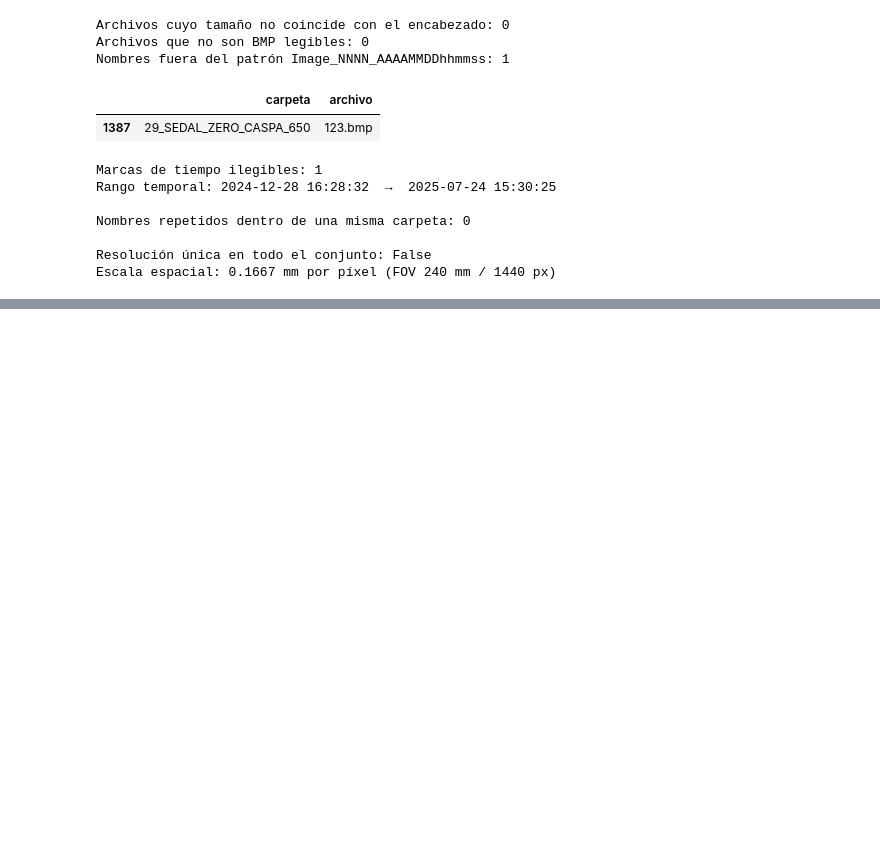
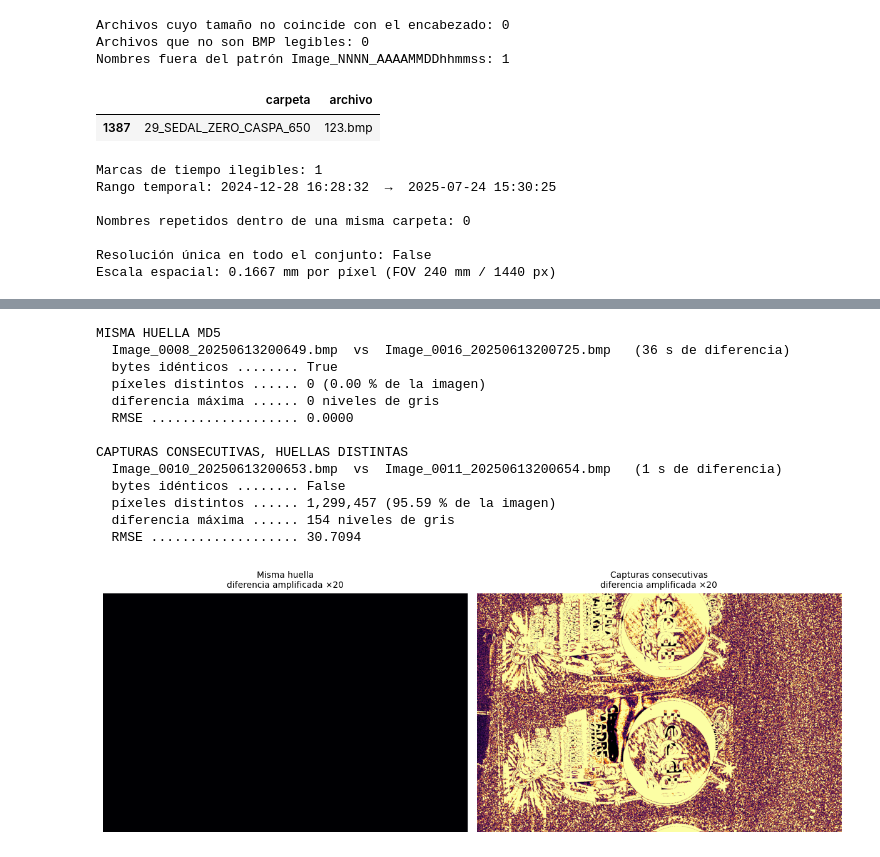
Before and after one commit to feliperangel204-cpu/proyecto-aplicado-1, a Jupyter notebook: notebooks/Proyecto-aplicado-Desa.ipynb, the cells around one changed output, grey strips where cells are left out. Cells and saved outputs as stored; diff of their text form; code cells hidden in the pictures; blank space fills up the shorter version.

```diff
--- a/notebooks/Proyecto-aplicado-Desa.ipynb
+++ b/notebooks/Proyecto-aplicado-Desa.ipynb
@@ -378,0 +619,19 @@ Escala espacial: 0.1667 mm por píxel (FOV 240 mm / 1440 px)
+# %%
+# ── 1.3 Duplicados exactos (huella MD5) ──
+grupos = (inv.groupby('md5').size().rename('copias')
+            .reset_index().query('copias > 1'))
+dup = inv[inv.md5.isin(grupos.md5)].sort_values(['md5', 'carpeta', 'archivo'])
+print(f'Huellas repetidas: {len(grupos)} · archivos involucrados: {len(dup)} · '
+      f'sobrantes: {len(dup) - len(grupos)}')
+
+carpetas_por_huella = dup.groupby('md5').carpeta.nunique()
+print(f'\nGrupos dentro de una misma carpeta (redundancia): '
+      f'{int((carpetas_por_huella == 1).sum())}')
+print(f'Grupos que cruzan carpetas distintas (etiquetas en conflicto): '
+      f'{int((carpetas_por_huella > 1).sum())}')
+
+cruzados = dup[dup.md5.isin(carpetas_por_huella[carpetas_por_huella > 1].index)]
+if len(cruzados):
+    print('\nCarpetas implicadas en el conflicto:',
+          sorted(cruzados.carpeta.unique()))
+display(dup[['md5', 'carpeta', 'archivo', 'marca_tiempo', 'ancho', 'alto']].head(40))
@@ -378,0 +797,56 @@ Escala espacial: 0.1667 mm por píxel (FOV 240 mm / 1440 px)
+# %%
+# ── 1.3c ¿Duplicado exacto o captura consecutiva? ──
+# Compara una pareja con la misma huella contra una pareja de capturas
+# consecutivas de la misma carpeta que sí tienen huellas distintas.
+
+grupo  = res.sort_values('copias', ascending=False).index[0]
+pareja = internos[internos.md5 == grupo].sort_values('marca_tiempo')
+carp   = pareja.carpeta.iloc[0]
+an, al = int(pareja.ancho.iloc[0]), int(pareja.alto.iloc[0])
+
+v = (inv[(inv.carpeta == carp) & (inv.ancho == an) & (inv.alto == al)
+         & (~inv.md5.isin(res.index))].sort_values('marca_tiempo').copy())
+v['hueco'] = v.marca_tiempo.diff().dt.total_seconds()
+pos    = v.index.get_loc(v.hueco.idxmin())
+consec = v.iloc[[pos - 1, pos]]
+
+cargar = lambda r: np.asarray(Image.open(RAIZ / r.ruta).convert('L'), dtype=np.int16)
+
+def comparar(r1, r2, etiqueta):
+    x, y = cargar(r1), cargar(r2)
+    dif = np.abs(x - y)
+    iguales = (RAIZ / r1.ruta).read_bytes() == (RAIZ / r2.ruta).read_bytes()
+    seg = abs((r2.marca_tiempo - r1.marca_tiempo).total_seconds())
+    print(f'\n{etiqueta}')
+    print(f'  {r1.archivo}  vs  {r2.archivo}   ({seg:.0f} s de diferencia)')
+    print(f'  bytes idénticos ........ {iguales}')
+    print(f'  píxeles distintos ...... {int((dif > 0).sum()):,} '
+          f'({(dif > 0).mean()*100:.2f} % de la imagen)')
+    print(f'  diferencia máxima ...... {int(dif.max())} niveles de gris')
+    print(f'  RMSE ................... {np.sqrt((dif.astype(float)**2).mean()):.4f}')
+    return dif
+
+d1 = comparar(pareja.iloc[0], pareja.iloc[1], 'MISMA HUELLA MD5')
+d2 = comparar(consec.iloc[0], consec.iloc[1], 'CAPTURAS CONSECUTIVAS, HUELLAS DISTINTAS')
+
+fig, ejes = plt.subplots(1, 2, figsize=(11, 4))
+for eje, d, t in zip(ejes, [d1, d2], ['Misma huella', 'Capturas consecutivas']):
+    eje.imshow(np.clip(d * 20, 0, 255), cmap='inferno', vmin=0, vmax=255)
+    eje.set_title(f'{t}\ndiferencia amplificada ×20', fontsize=9)
+    eje.axis('off')
+plt.tight_layout(); plt.show()
+# %% [output]
+MISMA HUELLA MD5
+  Image_0008_20250613200649.bmp  vs  Image_0016_20250613200725.bmp   (36 s de diferencia)
+  bytes idénticos ........ True
+  píxeles distintos ...... 0 (0.00 % de la imagen)
+  diferencia máxima ...... 0 niveles de gris
+  RMSE ................... 0.0000
+
+CAPTURAS CONSECUTIVAS, HUELLAS DISTINTAS
+  Image_0010_20250613200653.bmp  vs  Image_0011_20250613200654.bmp   (1 s de diferencia)
+  bytes idénticos ........ False
+  píxeles distintos ...... 1,299,457 (95.59 % de la imagen)
+  diferencia máxima ...... 154 niveles de gris
+  RMSE ................... 30.7094
+[figure, added]
```
Also changed, not shown: parts of 36 cells of this notebook.
